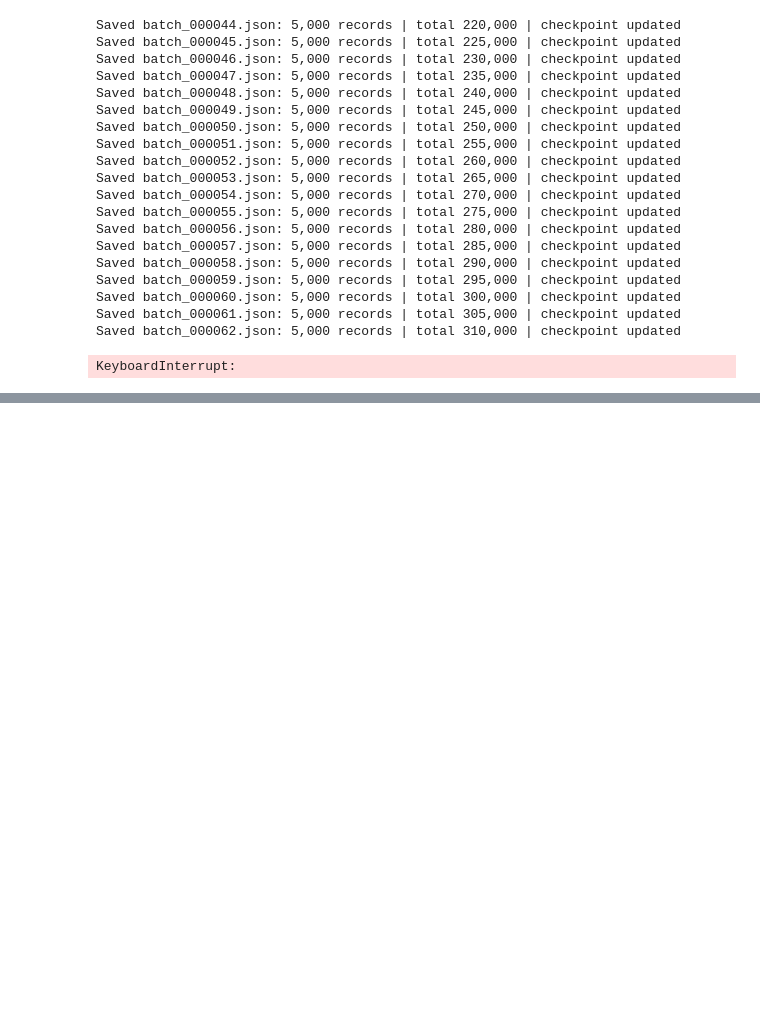
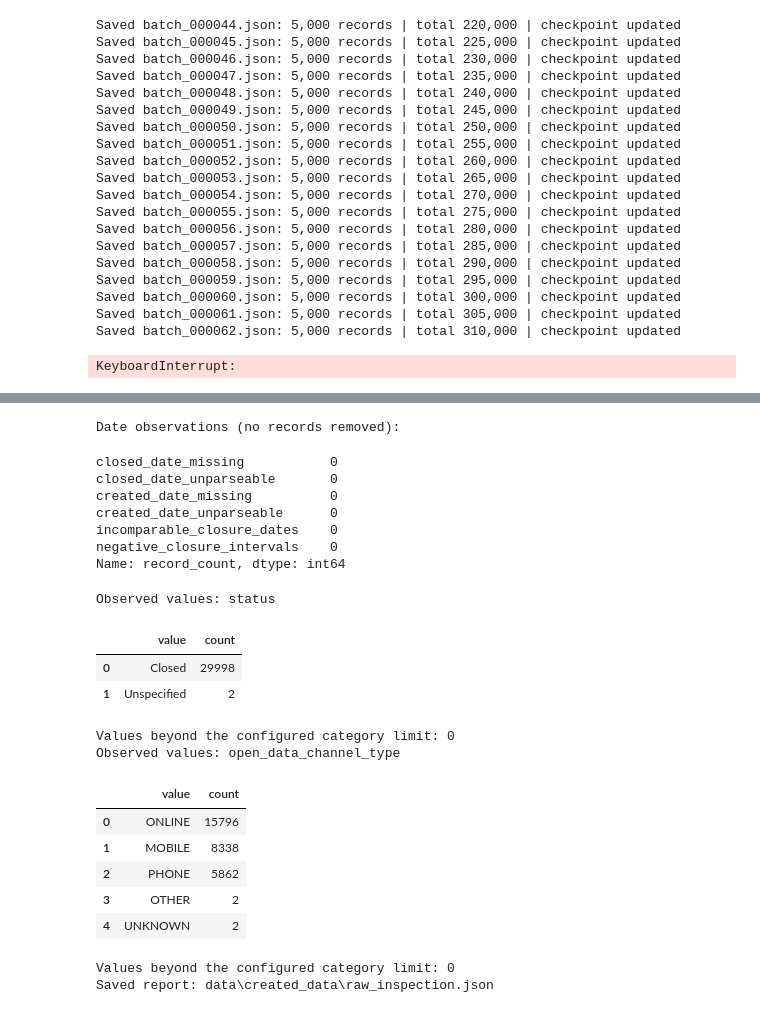
Before and after one commit to Ehsan-soveyzi/data_factory, a Jupyter notebook: challenge_solution.ipynb, the cells around one changed output, grey strips where cells are left out. Cells and saved outputs as stored; diff of their text form; code cells hidden in the pictures; blank space fills up the shorter version.

```diff
--- a/challenge_solution.ipynb
+++ b/challenge_solution.ipynb
@@ -168,0 +245,39 @@ Completed: False
+# %%
+print("Date observations (no records removed):")
+display(pd.Series(inspection_report["date_observations"], name="record_count"))
+
+for category_field in ("status", "open_data_channel_type"):
+    category_summary = inspection_report["categorical_counts"].get(category_field)
+    if category_summary is not None:
+        print("Observed values:", category_field)
+        display(pd.DataFrame(category_summary["values"]))
+        print("Values beyond the configured category limit:", category_summary["other_count"])
+
+inspection_report_path = (
+    Path(inspection_config["paths"]["created_dir"])
+    / inspection_config["paths"]["inspection_file"]
+)
+print("Saved report:", inspection_report_path.relative_to(inspection_root))
+# %% [output]
+Date observations (no records removed):
+closed_date_missing           0
+closed_date_unparseable       0
+created_date_missing          0
+created_date_unparseable      0
+incomparable_closure_dates    0
+negative_closure_intervals    0
+Name: record_count, dtype: int64
+Observed values: status
+|  | value | count |
+| 0 | Closed | 29998 |
+| 1 | Unspecified | 2 |
+Values beyond the configured category limit: 0
+Observed values: open_data_channel_type
+|  | value | count |
+| 0 | ONLINE | 15796 |
+| 1 | MOBILE | 8338 |
+| 2 | PHONE | 5862 |
+| 3 | OTHER | 2 |
+| 4 | UNKNOWN | 2 |
+Values beyond the configured category limit: 0
+Saved report: data\created_data\raw_inspection.json
```
Also changed, not shown: parts of 7 cells of this notebook, 11 other files.
